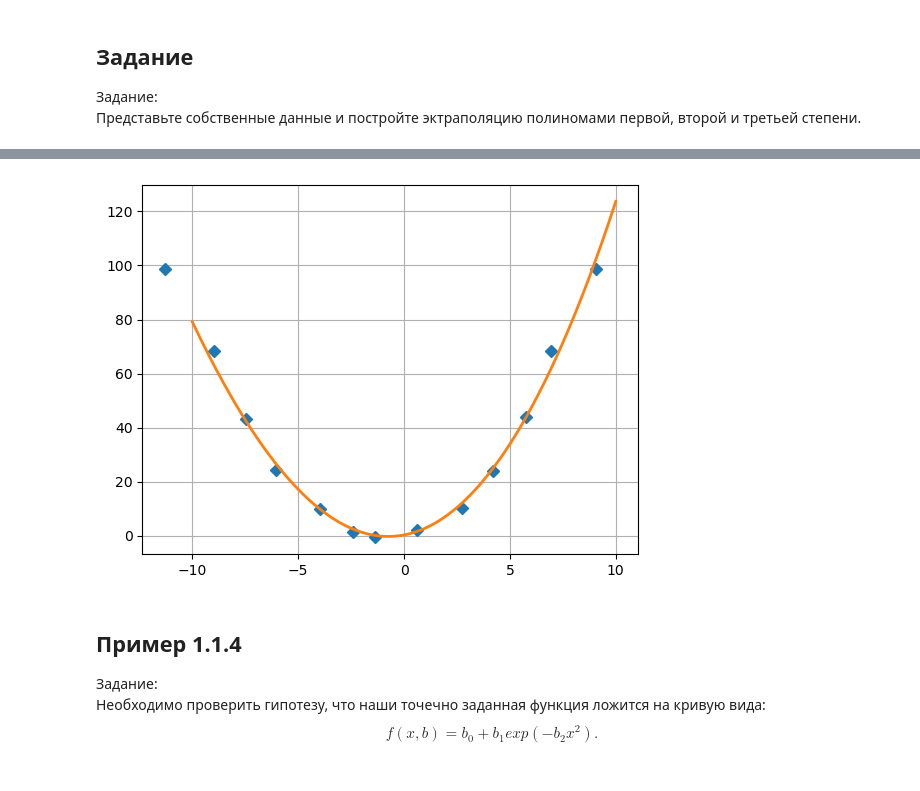
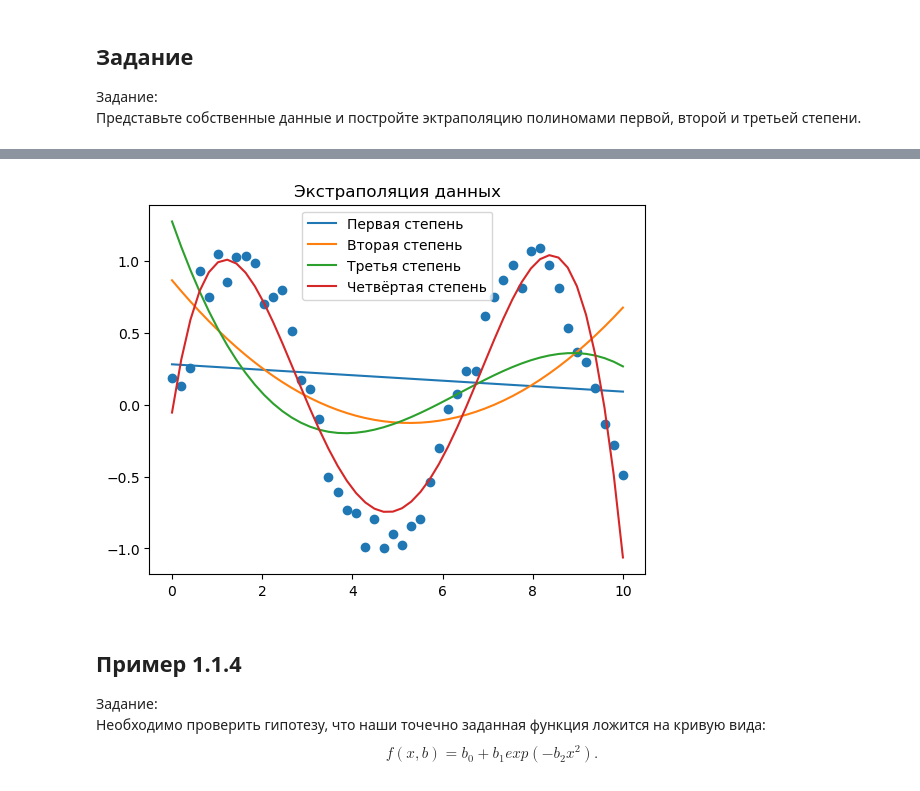
Before and after one commit to Marenau/Artificial-intelligence, a Jupyter notebook: 4 тетрадь/Рабочая тетрадь 4.ipynb, the cells around one changed output, grey strips where cells are left out. Cells and saved outputs as stored; diff of their text form; code cells hidden in the pictures.

```diff
--- a/4 тетрадь/Рабочая тетрадь 4.ipynb
+++ b/4 тетрадь/Рабочая тетрадь 4.ipynb
@@ -173,25 +129,28 @@ plt.grid()
-# %%
-from numpy import *
-from numpy.random import *
-import matplotlib.pyplot as plt
-import numpy as np
-
-delta = 1.0
-x = linspace(-10,10,13)
-y = x**2+delta*(rand(13)-1.5)
-x+=delta*(rand(13)-1.5)
-
-m = vstack((x**3,x**2, x,ones(13))).T
-s = np.linalg.lstsq(m,y,rcond=None)[0]
-
-x_prec = linspace(-10,10,149)
-
-plt.plot(x,y,'D')
-
-plt.plot(x_prec,s[0] * x_prec**3 + s[1] * x_prec**2 + s[2]*x_prec + s[3],'-',lw=2)
-plt.grid()
-# %% [output]
-[figure, removed]
+# %%
+import numpy as np
+import matplotlib.pyplot as plt
+
+# Сгенерируем случайные данные
+x = np.linspace(0, 10, 50)
+y = np.sin(x) + np.random.normal(0, 0.1, 50) # Создание массива y с добавлением шума
+
+# Построим полиномы первой, второй, третьей и четвёртой степени
+p1 = np.poly1d(np.polyfit(x, y, 1))
+p2 = np.poly1d(np.polyfit(x, y, 2))
+p3 = np.poly1d(np.polyfit(x, y, 3))
+p4 = np.poly1d(np.polyfit(x, y, 4))
+
+# Нарисуем графики
+plt.scatter(x, y)
+plt.plot(x, p1(x), label="Первая степень")
+plt.plot(x, p2(x), label="Вторая степень")
+plt.plot(x, p3(x), label="Третья степень")
+plt.plot(x, p4(x), label="Четвёртая степень")
+plt.title('Экстраполяция данных')
+plt.legend()
+plt.show()
+# %% [output]
+[figure, added]
 # %% [markdown]
 ## Пример 1.1.4
 
```
Also changed, not shown: parts of 41 cells of this notebook, 5 other files.
